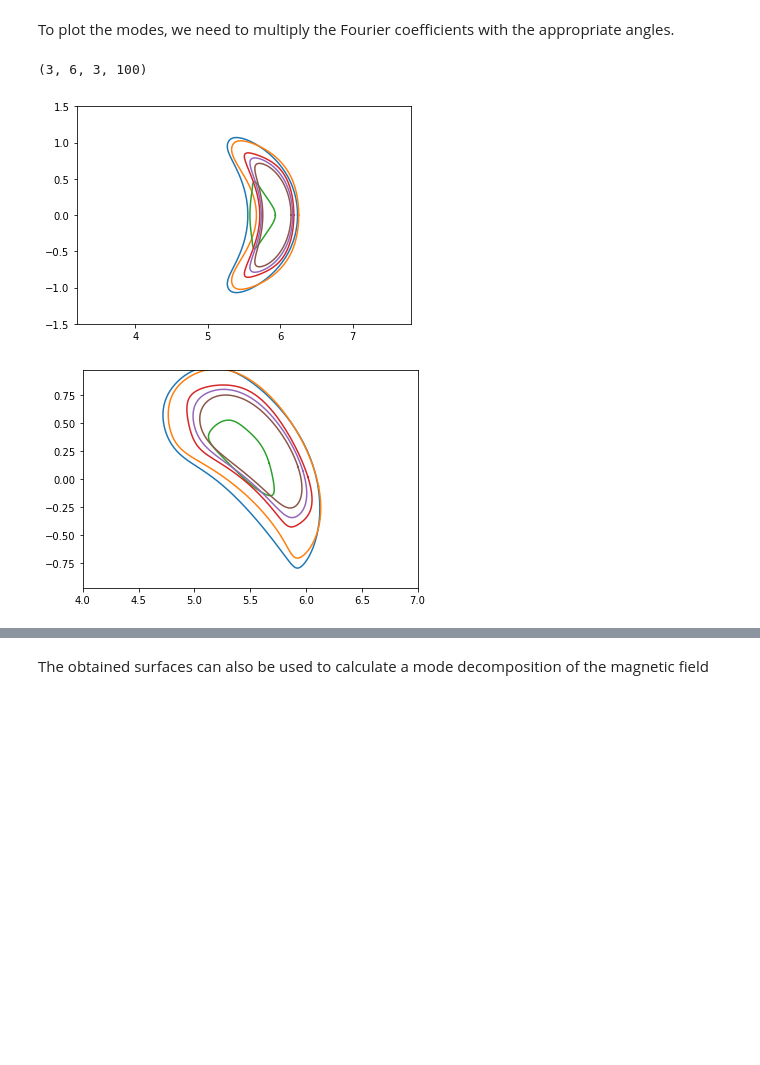
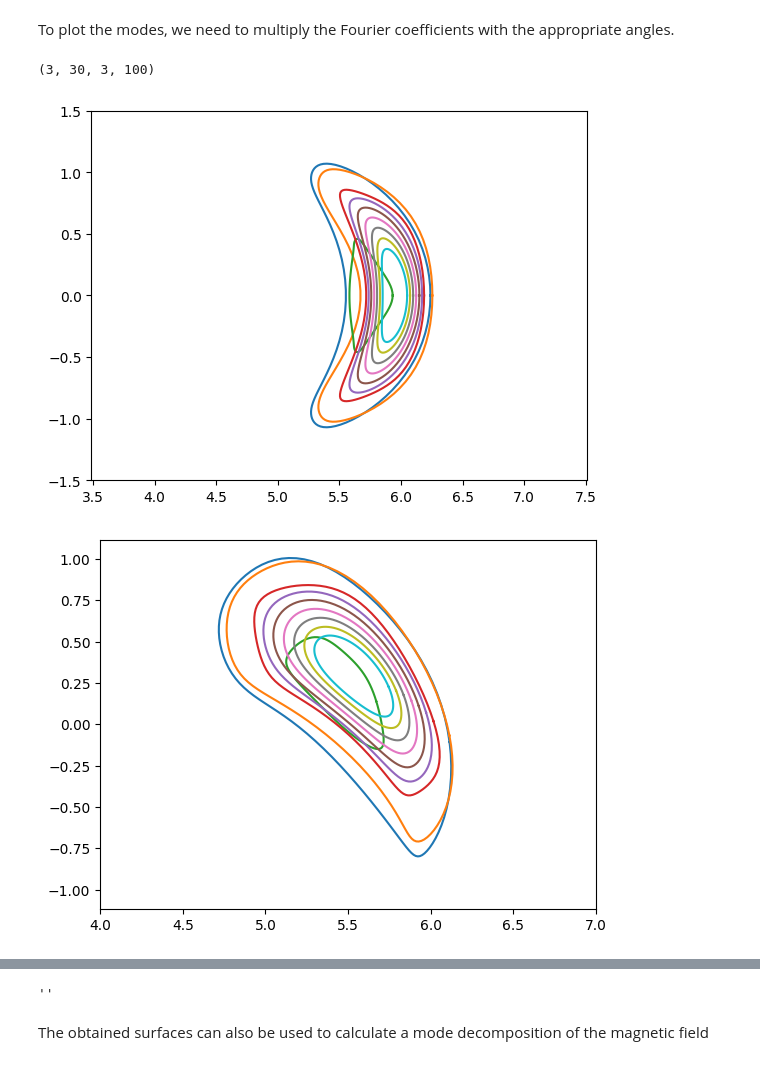
Before and after one commit to alexrobomind/fusionsc, a Jupyter notebook: src/docs/howto/CalculateIota.ipynb, the cells around one changed output, grey strips where cells are left out. Saved outputs shown, nothing was run; the diff lists cells and outputs as text; code cells hidden in the pictures; blank space fills up the shorter version.

```diff
--- a/src/docs/howto/CalculateIota.ipynb
+++ b/src/docs/howto/CalculateIota.ipynb
@@ -125,23 +125,51 @@ To plot the modes, we need to multiply the Fourier coefficients with the appropr
 # %%
 iSurf = 0
 thetas = np.linspace(0, 2 * np.pi, 100)
 phis = np.linspace(0, 2 * np.pi / 10, 3)
 
-data = surfaces[:6].evaluate(phis, thetas) # Surfaces -5, -4, -3 are rational and failed to reconstruct
+data = surfaces.evaluate(phis, thetas) # Surfaces -5, -4, -3 are rational and failed to reconstruct
 
 print(data['points'].shape)
 
 for iPhi in range(len(phis)):
     plt.figure()
-    for iSurf in range(0, data['points'].shape[1]):
-        x, y, z = data['points'][:,iSurf,iPhi,:]
+    for iSurf in range(0, min(data['points'].shape[1], 10)):
+        dp = 1
+        x, y, z = data['points'][:,iSurf,iPhi,::dp]
+        dx, dy, dz = data['thetaDerivatives'][:,iSurf,iPhi,::dp]
+
         r = np.sqrt(x**2 + y**2)
+
+        dr = (dx * x + dy * y) / r
+
+
         plt.plot(r, z)
+        #plt.quiver(r, z, dr, dz)
     plt.axis('equal')
     plt.xlim(4, 7)
     plt.ylim(-1.5, 1.5)
 plt.show()
+"""
+for iPhi in range(len(phis)):
+    plt.figure()
+    for iSurf in range(0, data['points'].shape[1]):
+        dp = 5
+        x, y, z = data['points'][:,iSurf,iPhi,::dp]
+        dx, dy, dz = data['phiDerivatives'][:,iSurf,iPhi,::dp]
+
+        r = np.sqrt(x**2 + y**2)
+
+        dr = (dx * x + dy * y) / r
+
+
+        #plt.plot(r, z)
+        plt.quiver(x, y, dx, dy)
+    plt.axis('equal')
+    plt.xlim(-7, 7)
+    plt.ylim(-7, 7)
+plt.show()"""
+""
 # %% [output]
-(3, 6, 3, 100)
+(3, 30, 3, 100)
-[figure, old version]
+[figure, new version]
-[figure, old version]
+[figure, new version]
@@ -149,3 +177,4 @@ plt.show()
+''
 # %% [markdown]
 The obtained surfaces can also be used to calculate a mode decomposition of the magnetic field
 # %%
```
Also changed, not shown: parts of 6 cells of this notebook, 6 other files.
